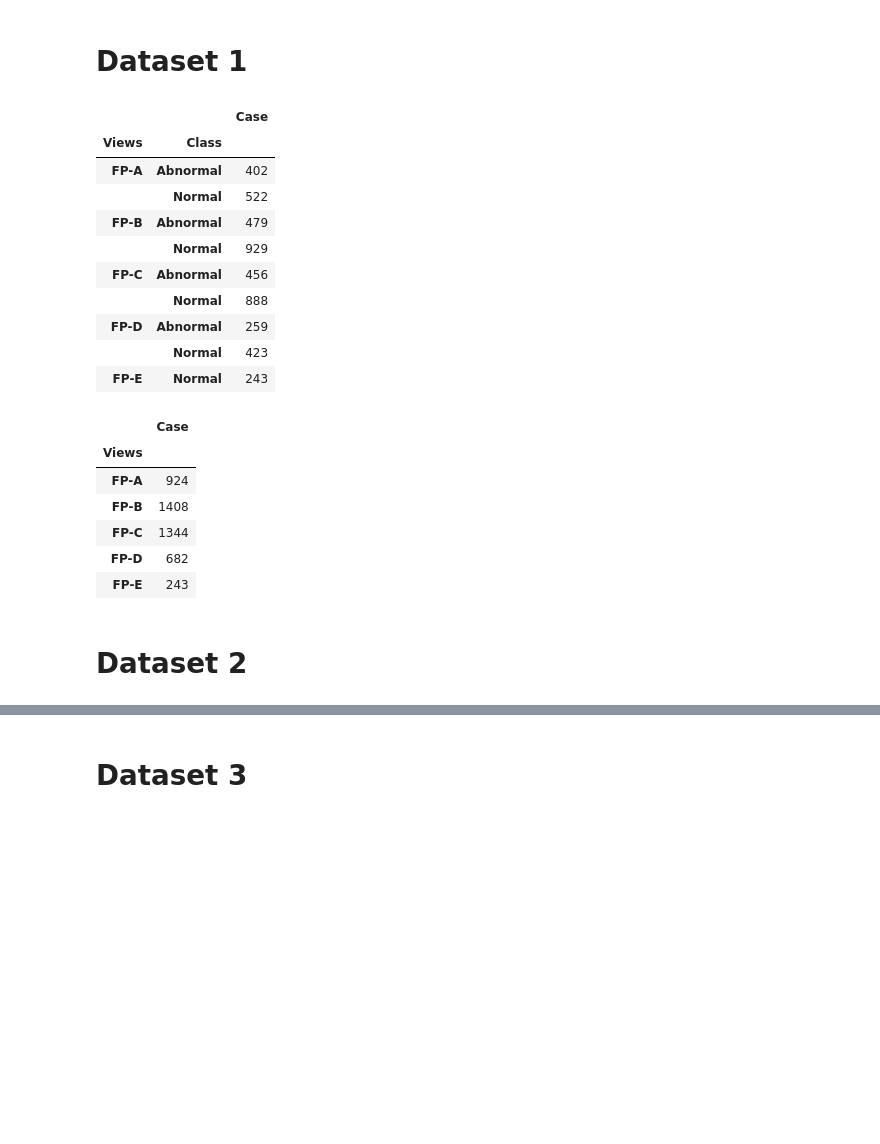
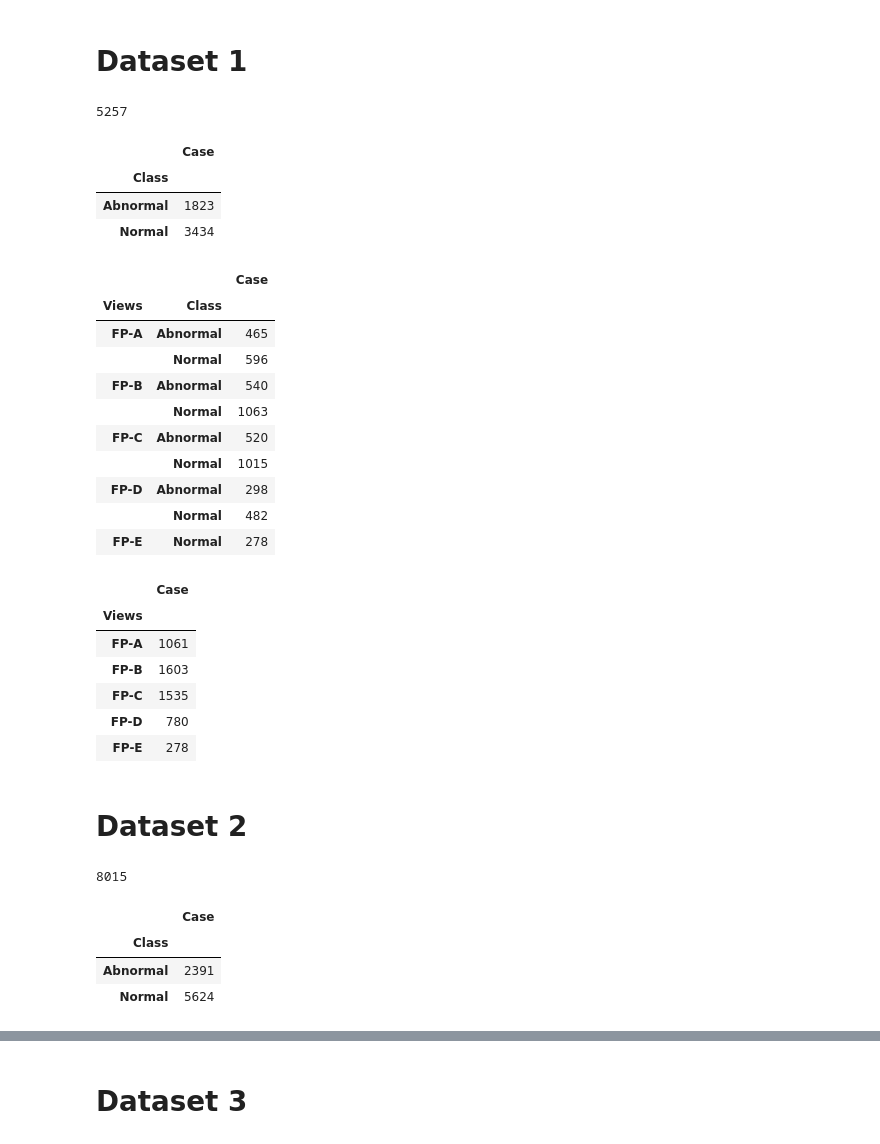
Before and after one commit to Peckkie/USAI_CCA2021, a Jupyter notebook: Dataset_Preview.ipynb, the cells around one changed output, grey strips where cells are left out. Saved outputs shown, nothing was run; the diff lists cells and outputs as text; code cells hidden in the pictures; blank space fills up the shorter version.

```diff
--- a/Dataset_Preview.ipynb
+++ b/Dataset_Preview.ipynb
@@ -4,34 +4,60 @@
 import pandas as pd
 # import data
 dataframe_train1 = pd.read_csv (r'/home/yupaporn/codes/USAI/Traindf_fold1.csv')
+dataframe_val1 = pd.read_csv (r'/home/yupaporn/codes/USAI/Validationdf_fold1.csv')
+# dataframe_test1 = pd.read_csv (r'/home/yupaporn/codes/USAI/Testdf.csv')
+dff1 = pd.concat([dataframe_val1,dataframe_train1])
+print(len(dff1))
+# %% [output]
+5257
+# %%
+ dff1[["Class","Case"]].groupby(['Class']).count()
+# %% [output]
+|  | Case |
+| Class |  |
+| Abnormal | 1823 |
+| Normal | 3434 |
 # %%
- dataframe_train1[["Class","Views","Case"]].groupby(['Views','Class']).count()
+ dff1[["Class","Views","Case"]].groupby(['Views','Class']).count()
 # %% [output]
 |  |  | Case |
 | Views | Class |  |
-| FP-A | Abnormal | 402 |
-|  | Normal | 522 |
-| FP-B | Abnormal | 479 |
-|  | Normal | 929 |
-| FP-C | Abnormal | 456 |
-|  | Normal | 888 |
-| FP-D | Abnormal | 259 |
-|  | Normal | 423 |
-| FP-E | Normal | 243 |
+| FP-A | Abnormal | 465 |
+|  | Normal | 596 |
+| FP-B | Abnormal | 540 |
+|  | Normal | 1063 |
+| FP-C | Abnormal | 520 |
+|  | Normal | 1015 |
+| FP-D | Abnormal | 298 |
+|  | Normal | 482 |
+| FP-E | Normal | 278 |
 # %%
- dataframe_train1[["Views","Case"]].groupby(['Views']).count()
+ dff1[["Views","Case"]].groupby(['Views']).count()
 # %% [output]
 |  | Case |
 | Views |  |
-| FP-A | 924 |
-| FP-B | 1408 |
-| FP-C | 1344 |
-| FP-D | 682 |
-| FP-E | 243 |
+| FP-A | 1061 |
+| FP-B | 1603 |
+| FP-C | 1535 |
+| FP-D | 780 |
+| FP-E | 278 |
 # %% [markdown]
 # Dataset 2
 # %%
 import pandas as pd
 # import data
 dataframe_train1 = pd.read_csv (r'/home/yupaporn/codes/USAI/Traindf_fold1_2.csv')
+dataframe_val1 = pd.read_csv (r'/home/yupaporn/codes/USAI/Validationdf_fold1_2.csv')
+# dataframe_test1 = pd.read_csv (r'/home/yupaporn/codes/USAI/Testdf.csv')
+dff2 = pd.concat([dataframe_val1,dataframe_train1])
+print(len(dff2))
+# %% [output]
+8015
+# %%
+ dff2[["Class","Case"]].groupby(['Class']).count()
+# %% [output]
+|  | Case |
+| Class |  |
+| Abnormal | 2391 |
+| Normal | 5624 |
 # %%
```
Also changed, not shown: parts of 25 cells of this notebook, 1 other file.
